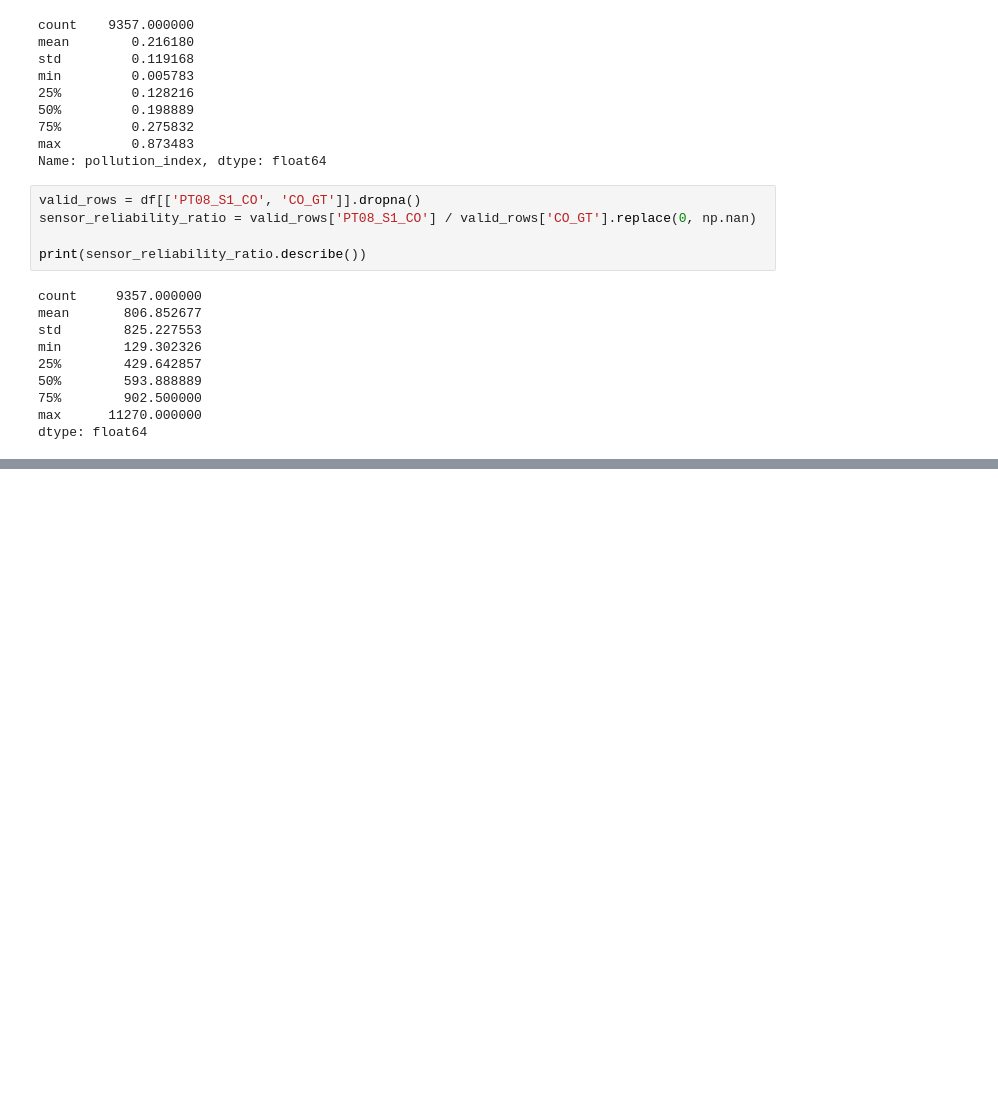
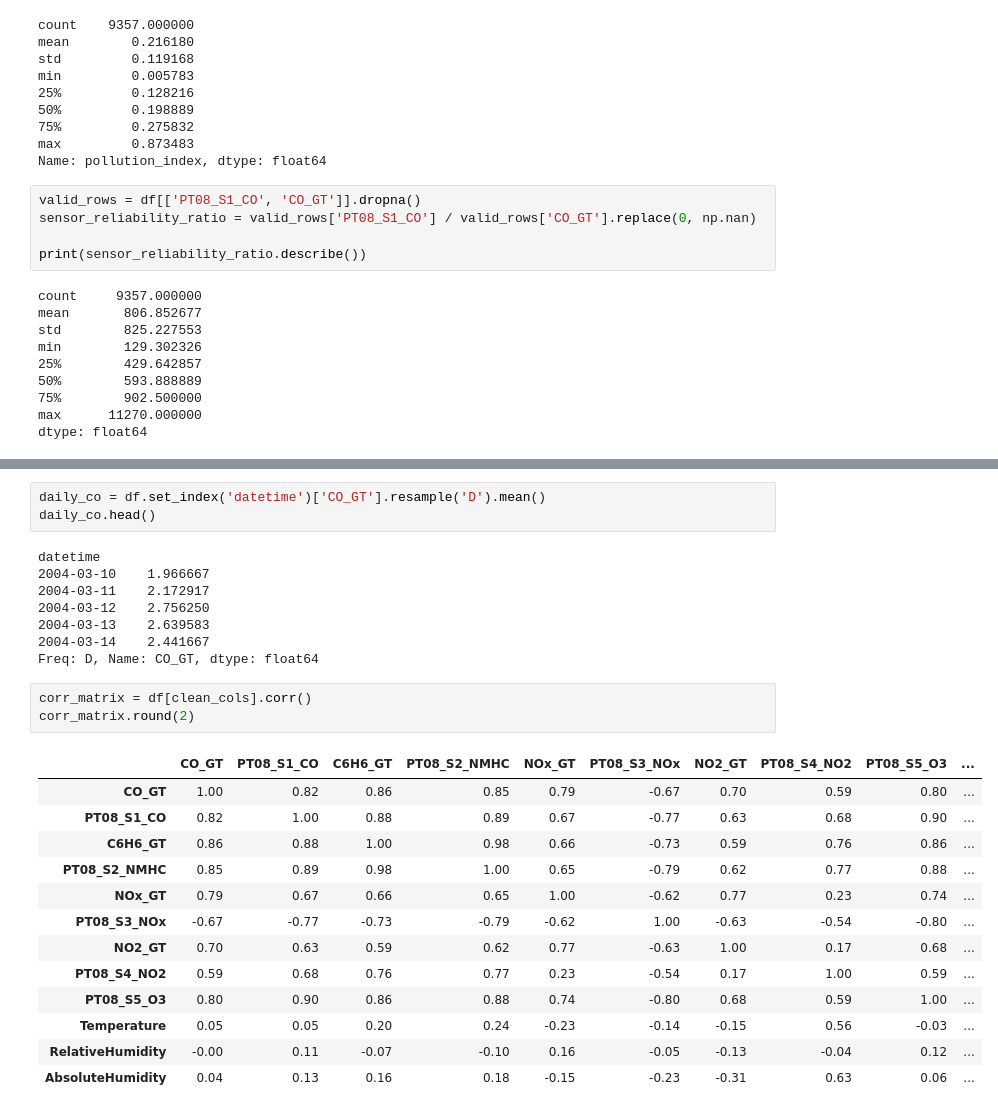
Before and after one commit to darshansuresh006-dev/air-quality-analytics, a Jupyter notebook: notebooks/01_air_quality_analysis.ipynb, the cells around one changed output, grey strips where cells are left out. Cells and saved outputs as stored; diff of their text form; blank space fills up the shorter version.

Commit message:
Task 5: groupby, pivot_table, resample, and correlation analysis

```diff
--- a/notebooks/01_air_quality_analysis.ipynb
+++ b/notebooks/01_air_quality_analysis.ipynb
@@ -236,0 +293,28 @@ dtype: float64
+# %%
+daily_co = df.set_index('datetime')['CO_GT'].resample('D').mean()
+daily_co.head()
+# %% [output]
+datetime
+2004-03-10    1.966667
+2004-03-11    2.172917
+2004-03-12    2.756250
+2004-03-13    2.639583
+2004-03-14    2.441667
+Freq: D, Name: CO_GT, dtype: float64
+# %%
+corr_matrix = df[clean_cols].corr()
+corr_matrix.round(2)
+# %% [output]
+|  | CO_GT | PT08_S1_CO | C6H6_GT | PT08_S2_NMHC | NOx_GT | PT08_S3_NOx | NO2_GT | PT08_S4_NO2 | PT08_S5_O3 | ... |
+| CO_GT | 1.00 | 0.82 | 0.86 | 0.85 | 0.79 | -0.67 | 0.70 | 0.59 | 0.80 | ... |
+| PT08_S1_CO | 0.82 | 1.00 | 0.88 | 0.89 | 0.67 | -0.77 | 0.63 | 0.68 | 0.90 | ... |
+| C6H6_GT | 0.86 | 0.88 | 1.00 | 0.98 | 0.66 | -0.73 | 0.59 | 0.76 | 0.86 | ... |
+| PT08_S2_NMHC | 0.85 | 0.89 | 0.98 | 1.00 | 0.65 | -0.79 | 0.62 | 0.77 | 0.88 | ... |
+| NOx_GT | 0.79 | 0.67 | 0.66 | 0.65 | 1.00 | -0.62 | 0.77 | 0.23 | 0.74 | ... |
+| PT08_S3_NOx | -0.67 | -0.77 | -0.73 | -0.79 | -0.62 | 1.00 | -0.63 | -0.54 | -0.80 | ... |
+| NO2_GT | 0.70 | 0.63 | 0.59 | 0.62 | 0.77 | -0.63 | 1.00 | 0.17 | 0.68 | ... |
+| PT08_S4_NO2 | 0.59 | 0.68 | 0.76 | 0.77 | 0.23 | -0.54 | 0.17 | 1.00 | 0.59 | ... |
+| PT08_S5_O3 | 0.80 | 0.90 | 0.86 | 0.88 | 0.74 | -0.80 | 0.68 | 0.59 | 1.00 | ... |
+| Temperature | 0.05 | 0.05 | 0.20 | 0.24 | -0.23 | -0.14 | -0.15 | 0.56 | -0.03 | ... |
+| RelativeHumidity | -0.00 | 0.11 | -0.07 | -0.10 | 0.16 | -0.05 | -0.13 | -0.04 | 0.12 | ... |
+| AbsoluteHumidity | 0.04 | 0.13 | 0.16 | 0.18 | -0.15 | -0.23 | -0.31 | 0.63 | 0.06 | ... |
```
Also changed, not shown: parts of 4 cells of this notebook.
